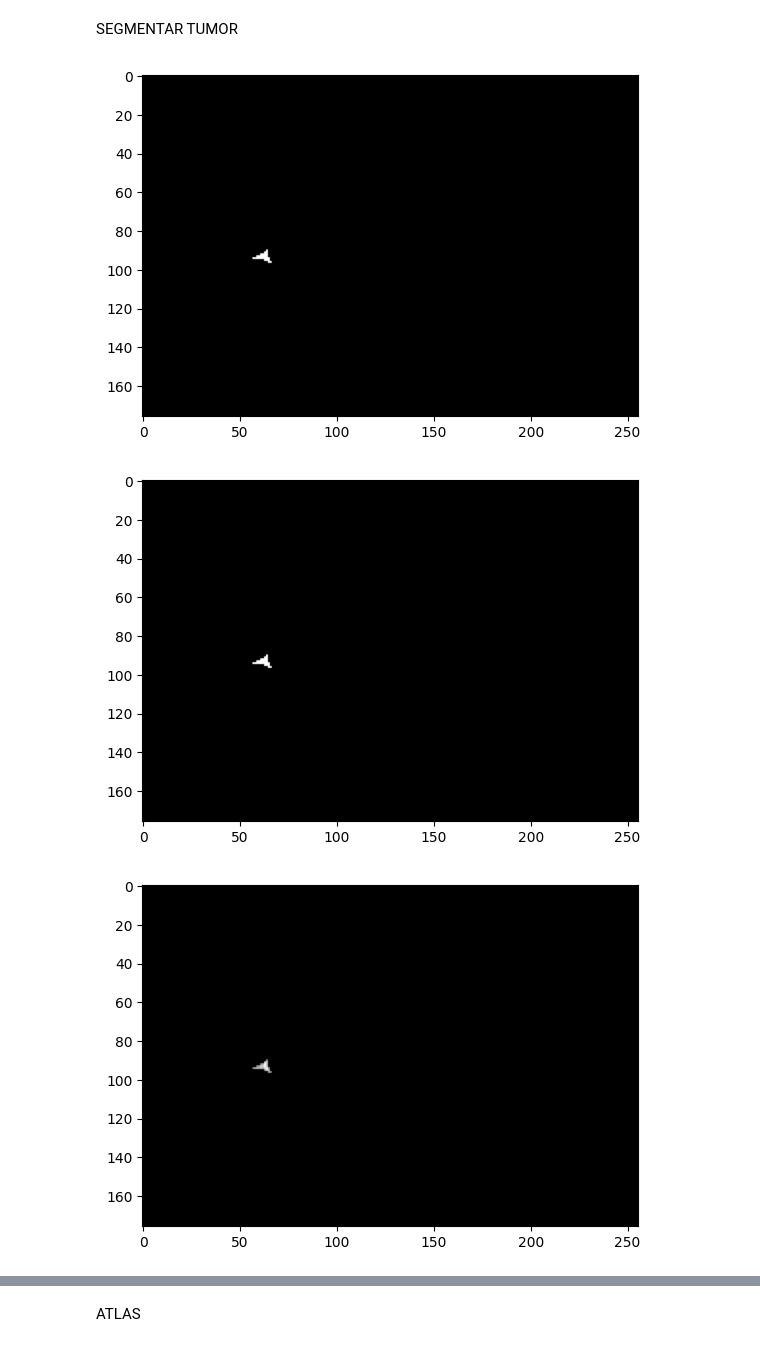
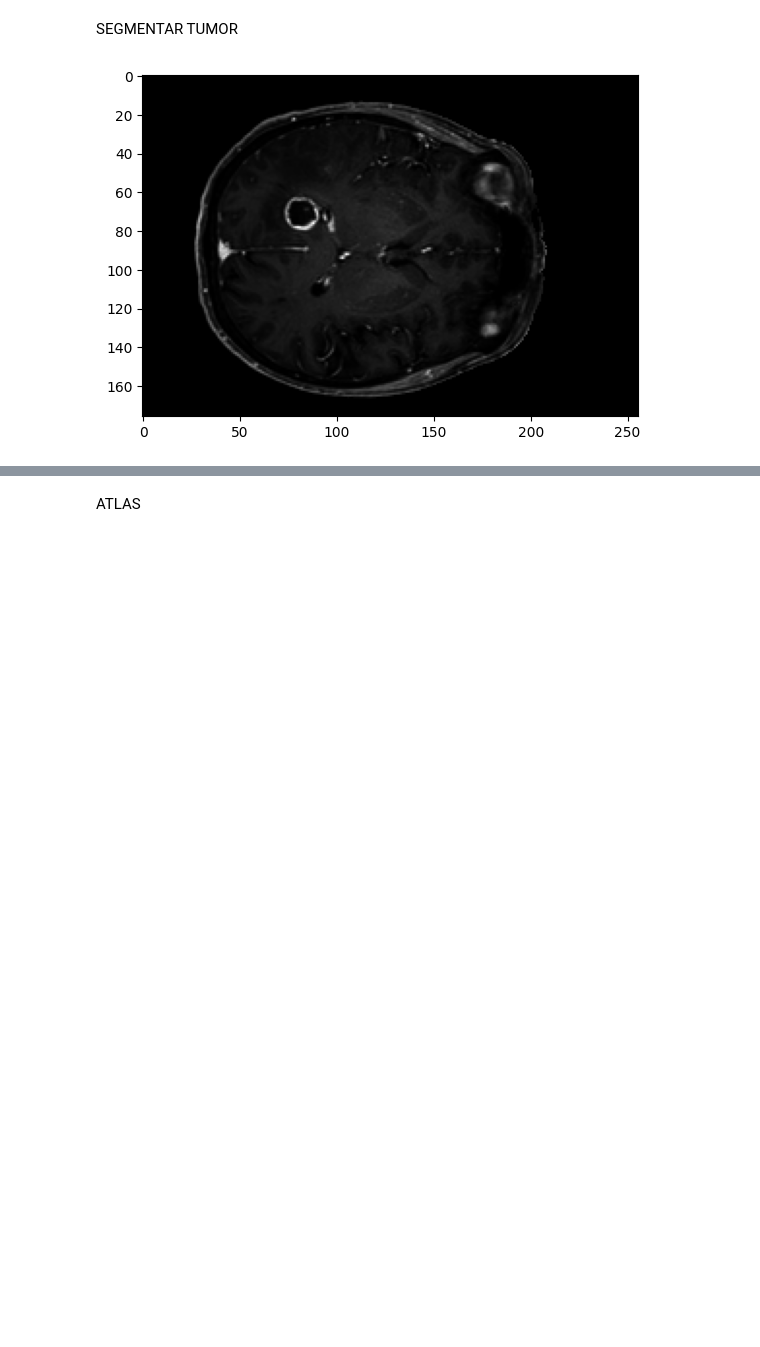
Before and after one commit to renatosalvatore1/PSIB2026Q1-TPI-Grupo1-Di-Pasquale-Vallejos-Salvatore, a Jupyter notebook: notebooks/nato-pruebas.ipynb, the cells around one changed output, grey strips where cells are left out. Cells and saved outputs as stored; diff of their text form; code cells hidden in the pictures; blank space fills up the shorter version.

```diff
--- a/notebooks/nato-pruebas.ipynb
+++ b/notebooks/nato-pruebas.ipynb
@@ -44,7 +44,7 @@ from skimage.measure import label, regionprops
 #COLSULTAR SI PODEMOS USAR ESTO
 from scipy.ndimage import binary_fill_holes
 
-data = nib.load("../data/sub-KA02/anat/sub-KA02_run-02_T1w.nii.gz").get_fdata()
+data = nib.load("../data/sub-KA33/anat/sub-KA33_run-02_T1w.nii.gz").get_fdata()
 
 class SkullStripper:
     def __init__ (self,volumen,capa):
@@ -113,8 +113,8 @@ class SkullStripper:
         self.etiquetado_y_mascara()
         return self.resultado
 
-volumen = data[:,:,200]
-stripper = SkullStripper(volumen,200)
+volumen = data[:,:,160]
+stripper = SkullStripper(volumen,160)
 resultado = stripper.strip()
 # %% [output]
 IMAGEN UMBRALIZADA
@@ -201,11 +198,12 @@ squared = frame**4 - 2*(sigma**2)
 '''Al modificar frame** X, mejoramos la "separacion" entre tumor y cerebro'''
 
 corrected = np.sqrt(np.maximum(squared,0))
-
+plt.imshow(corrected,cmap='gray')
+plt.show()
 
 #SEGMENTACION TUMOR
 umbrales = filters.threshold_multiotsu(corrected, classes=3)
-imagen_binaria = corrected > umbrales[1]
+imagen_binaria = corrected > umbrales[2]
 etiquetas = label(imagen_binaria, connectivity=2)
 propiedades = regionprops(etiquetas)
 areas = np.array([region.area for region in propiedades])
@@ -242,33 +240,31 @@ def analisis_texturas(corte,mascara_tumor):
     min_row, min_col, max_row, max_col = props_tumor.bbox
     fila_tumor, columna_tumor = props_tumor.centroid
     print(fila_tumor,columna_tumor)
     tumor_crop = tumor_segmentado[min_row:max_row, min_col:max_col]
     props_sano = regionprops(mascara_region_sana.astype(int))[0]
     min_row, min_col, max_row, max_col = props_sano.bbox
     sano_crop = region_sana_segmentada[min_row:max_row, min_col:max_col]
 
 
     glcm_tumor = graycomatrix(tumor_crop, [1], [0, np.pi/4, np.pi/2, 3*np.pi/4], 16, symmetric = True, normed = True)
     glcm_sano =  graycomatrix(sano_crop, [1], [0, np.pi/4, np.pi/2, 3*np.pi/4], 16, symmetric = True, normed = True)
 
     for feature in features:
         featuer_tumor = graycoprops(glcm_tumor, feature)
         feature_sano = graycoprops(glcm_sano, feature)
         promedio_tumor = featuer_tumor.mean()
         desvio_tumor = featuer_tumor.std()
         promedio_sano = feature_sano.mean()
         desvio_sano = feature_sano.std()
         resultado_glcm.append([feature, promedio_sano, promedio_tumor])
 
     return resultado_glcm, columna_tumor, fila_tumor
 resultado_glcm, columna_tumor, fila_tumor = analisis_texturas(volumen,mascara_tumor)
 homogeneidad = resultado_glcm[1][2]
 print(homogeneidad)
 if homogeneidad > 0.68:
     print("no se detecto un tumor")
 else:
     print("tumor detectado")
 # %% [output]
-[figure, old version]
+[figure, new version]
-[figure, removed]
-[figure, removed]
```
Also changed, not shown: parts of 2 cells of this notebook, 52 other files.
